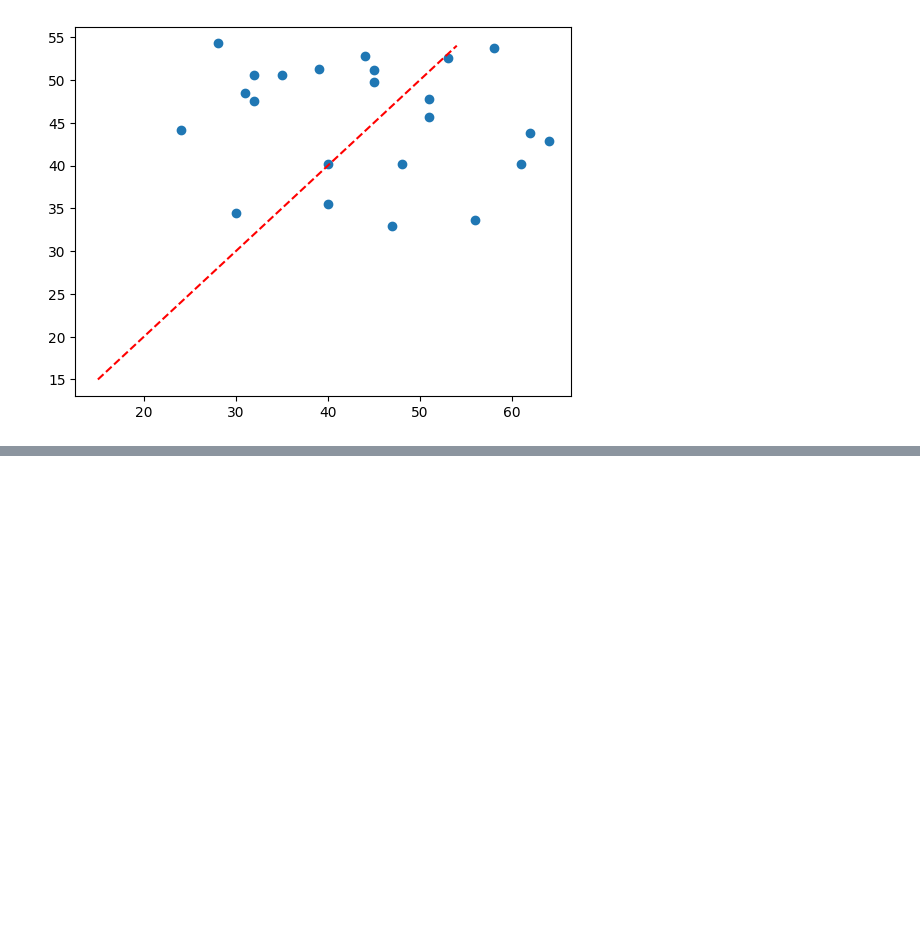
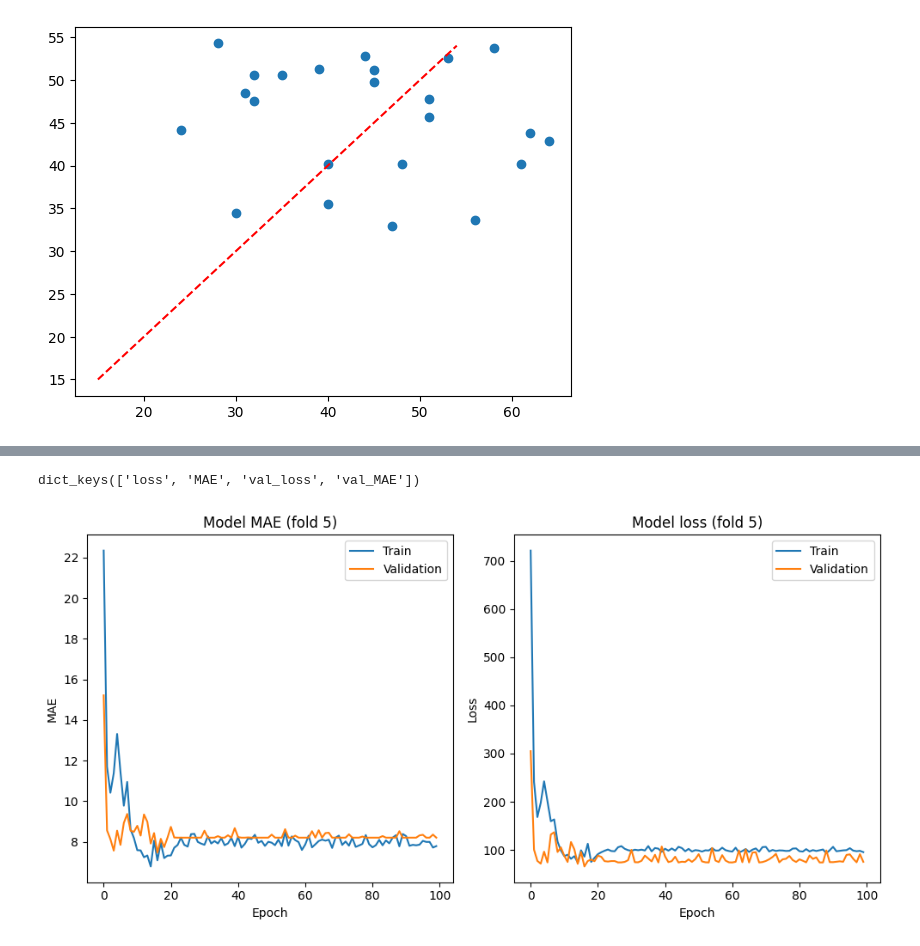
Before and after one commit to g-lago8/CHL-Project, a Jupyter notebook: notebooks/new_features_analysis.ipynb, the cells around one changed output, grey strips where cells are left out. Saved outputs shown, nothing was run; the diff lists cells and outputs as text; code cells hidden in the pictures; blank space fills up the shorter version.

```diff
--- a/notebooks/new_features_analysis.ipynb
+++ b/notebooks/new_features_analysis.ipynb
@@ -523,0 +556,2 @@ plt.plot(np.arange(15, 55), np.arange(15, 55), color='red', linestyle='--')
+# %%
+y_train=np.array(y_train)
@@ -523,0 +646,35 @@ plt.plot(np.arange(15, 55), np.arange(15, 55), color='red', linestyle='--')
+# %%
+history.history.keys()
+# %% [output]
+dict_keys(['loss', 'MAE', 'val_loss', 'val_MAE'])
+# %%
+# Keep in a list MEE_keras and val_MEE_keras values for each fold
+MAE_keras_list = []
+val_MAE_keras_list = []
+
+MAE_keras_list.append(history.history['MAE'])
+val_MAE_keras_list.append(history.history['val_MAE'])
+
+# plot training and validation mee values
+plt.figure(figsize=(10,5))
+plt.subplot(1, 2, 1)
+plt.plot(history.history['MAE'])
+plt.plot(history.history['val_MAE'])
+plt.title('Model MAE (fold {})'.format(fold + 1))
+plt.ylabel('MAE')
+plt.xlabel('Epoch')
+plt.legend(['Train', 'Validation'], loc='upper right')
+
+# plot training and validation loss values
+plt.subplot(1, 2, 2)
+plt.plot(history.history['loss'])
+plt.plot(history.history['val_loss'])
+plt.title('Model loss (fold {})'.format(fold + 1))
+plt.ylabel('Loss')
+plt.xlabel('Epoch')
+plt.legend(['Train', 'Validation'], loc='upper right')
+
+plt.tight_layout()
+plt.show()
+# %% [output]
+[figure, added]
```
Also changed, not shown: parts of 8 cells of this notebook.
